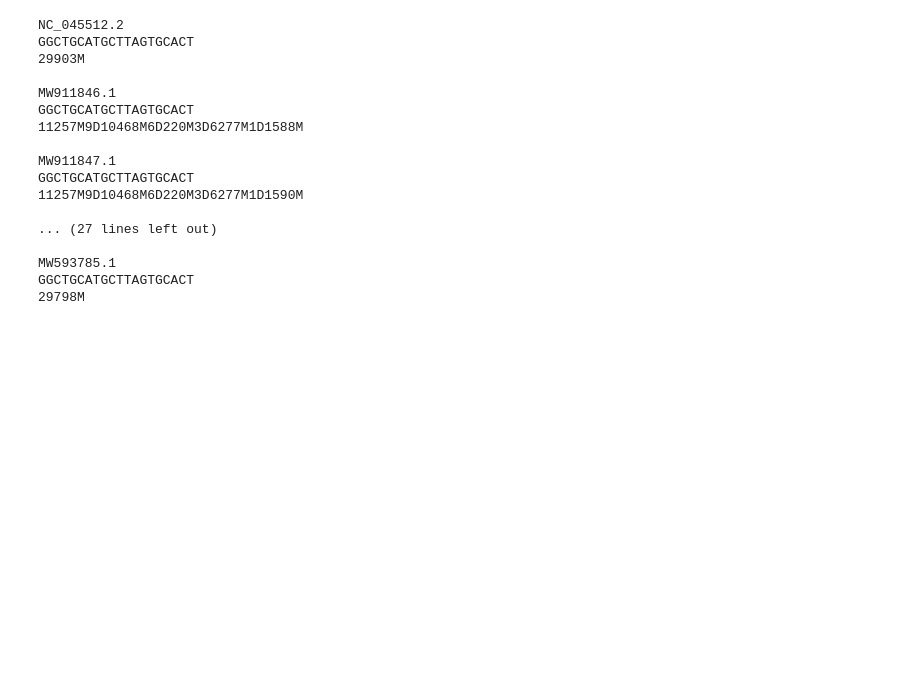
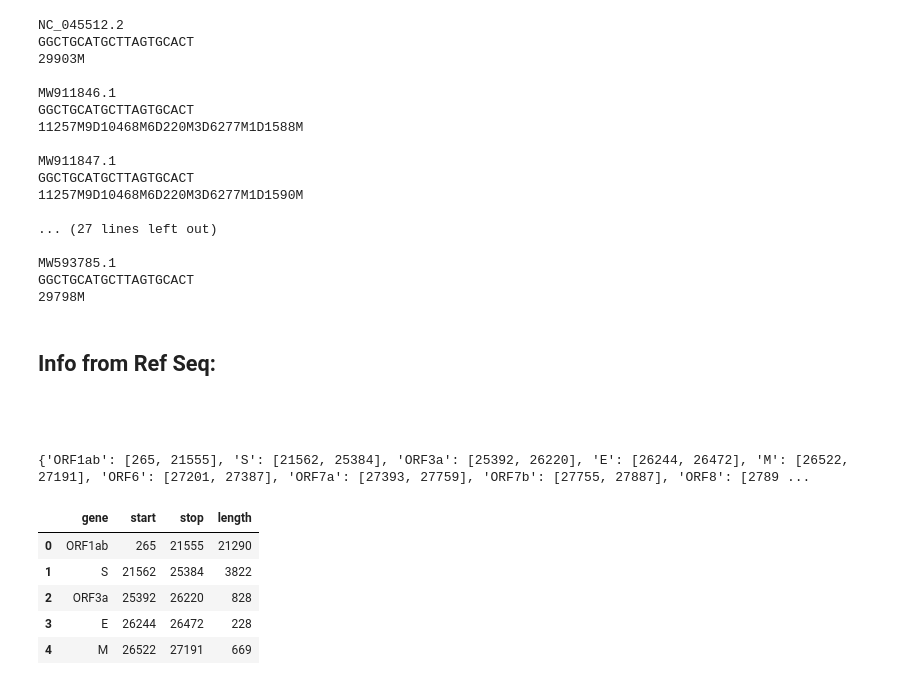
Before and after one commit to simonjuleseric2/covid_sequence, a Jupyter notebook: variant_analysis/test_bwa.ipynb, the cells around one changed output. Drawn from its saved outputs; the diff is of its cells as text; code cells hidden in the pictures; blank space fills up the shorter version.

```diff
--- a/variant_analysis/test_bwa.ipynb
+++ b/variant_analysis/test_bwa.ipynb
@@ -115,3 +128,66 @@ GGCTGCATGCTTAGTGCACT
 MW593785.1
 GGCTGCATGCTTAGTGCACT
 29798M
+# %% [markdown]
+## Info from Ref Seq:
+<br>
+<br>
+# %%
+ref_id='NC_045512'
+Entrez.email='simon.burgermeister@gmail.com'
+
+handle = Entrez.efetch(db='nucleotide', id=ref_id, rettype='gb')
+record = SeqIO.read(handle, "genbank")
+handle.close()
+ref_seq_str=str(record.seq)
+
+dic_map={}
+dic_seq={}
+ref_df=[]
+for feat in record.features:
+    #print(feat.type)
+    if feat.type=='CDS': #'gene'
+        #print(feat.qualifiers['gene'][0])
+        if feat.qualifiers['gene'][0] not in dic_map.keys():
+            dic_map[feat.qualifiers['gene'][0]]=[int(feat.location.start), int(feat.location.end)]
+
+            prot_seq=feat.qualifiers['translation'][0]
+            rna_seq=str(record.seq)[int(feat.location.start): int(feat.location.end)]
+            dic_seq[feat.qualifiers['gene'][0]]=rna_seq
+            cds_start=int(feat.location.start)
+            cds_stop=int(feat.location.end)
+            ref_df.append([feat.qualifiers['gene'][0], cds_start, cds_stop, cds_stop-cds_start])
+        #break
+
+    #Mature peptides:
+    elif feat.type=='mat_peptide':
+
+        prod=feat.qualifiers['product']
+        locus_tag=feat.qualifiers['locus_tag']
+        protein_id=feat.qualifiers['protein_id']
+        end=int(feat.location.end)
+        start=int(feat.location.start)
+
+
+    # Stem loops:
+    elif feat.type=='stem_loop':
+        end=int(feat.location.end)
+        start=int(feat.location.start)
+
+        function=feat.qualifiers['function'][0]
+        #note=feat.qualifiers['note'][0]
+
+    #5'UTR 3'UTR
+print(dic_map)
+df_refs=pd.DataFrame(ref_df, columns=['gene', 'start', 'stop', 'length'])
+
+#df_refs=df_refs.drop_duplicates(subset=['gene'])
+df_refs.head()
+# %% [output]
+{'ORF1ab': [265, 21555], 'S': [21562, 25384], 'ORF3a': [25392, 26220], 'E': [26244, 26472], 'M': [26522, 27191], 'ORF6': [27201, 27387], 'ORF7a': [27393, 27759], 'ORF7b': [27755, 27887], 'ORF8': [2789 ...
+|  | gene | start | stop | length |
+| 0 | ORF1ab | 265 | 21555 | 21290 |
+| 1 | S | 21562 | 25384 | 3822 |
+| 2 | ORF3a | 25392 | 26220 | 828 |
+| 3 | E | 26244 | 26472 | 228 |
+| 4 | M | 26522 | 27191 | 669 |
```
Also changed, not shown: parts of 8 cells of this notebook.
